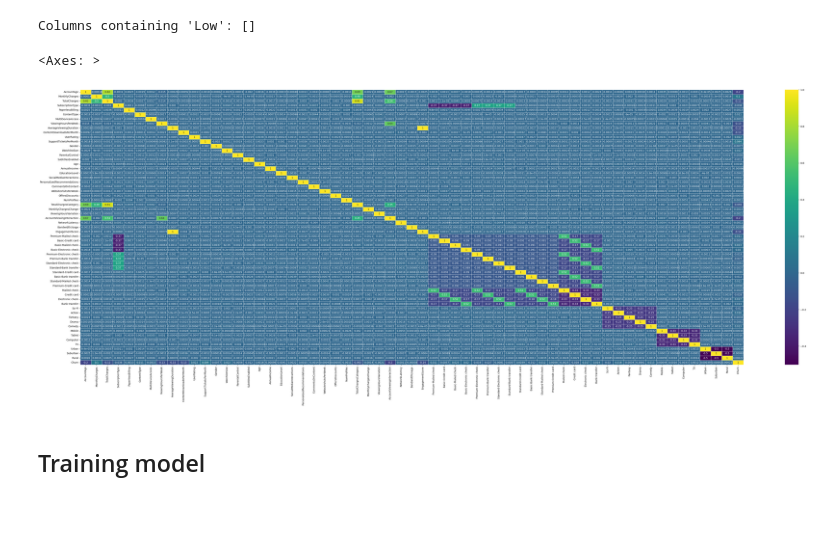
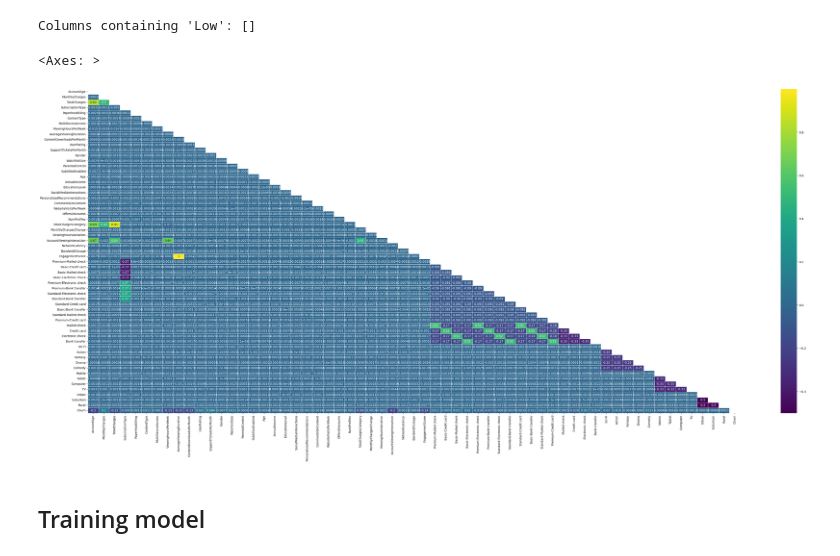
Before and after one commit to ochamodev/SL_Lab2_19001395_V, a Jupyter notebook: sl_lab2_19001395_V.ipynb, the cells around one changed output. Drawn from its saved outputs; the diff is of its cells as text; code cells hidden in the pictures; blank space fills up the shorter version.

```diff
--- a/sl_lab2_19001395_V.ipynb
+++ b/sl_lab2_19001395_V.ipynb
@@ -461,17 +464,16 @@ Columns containing 'Low': []
 # %%
 
 column_to_move = encodedData.pop(churnCol)
 
 encodedData.insert(encodedData.columns.size, churnCol, column_to_move)
+correlation_matrix = encodedData.corr()
+mask = np.triu(np.ones_like(correlation_matrix, dtype=bool))
 
-correlation_matrix = encodedData.corr()
-
-
-plt.figure(figsize=(60,20))
-sns.heatmap(correlation_matrix, linewidths=.5, cmap='viridis', annot=True)
+plt.figure(figsize=(50,20))
+sns.heatmap(correlation_matrix, linewidths=.5, cmap='viridis', annot=True, mask=mask)
 # %% [output]
 <Axes: >
-[figure, old version]
+[figure, new version]
 # %% [markdown]
 ## Training model
 # %% [markdown]
```
Also changed, not shown: parts of 10 cells of this notebook, 2 other files.
